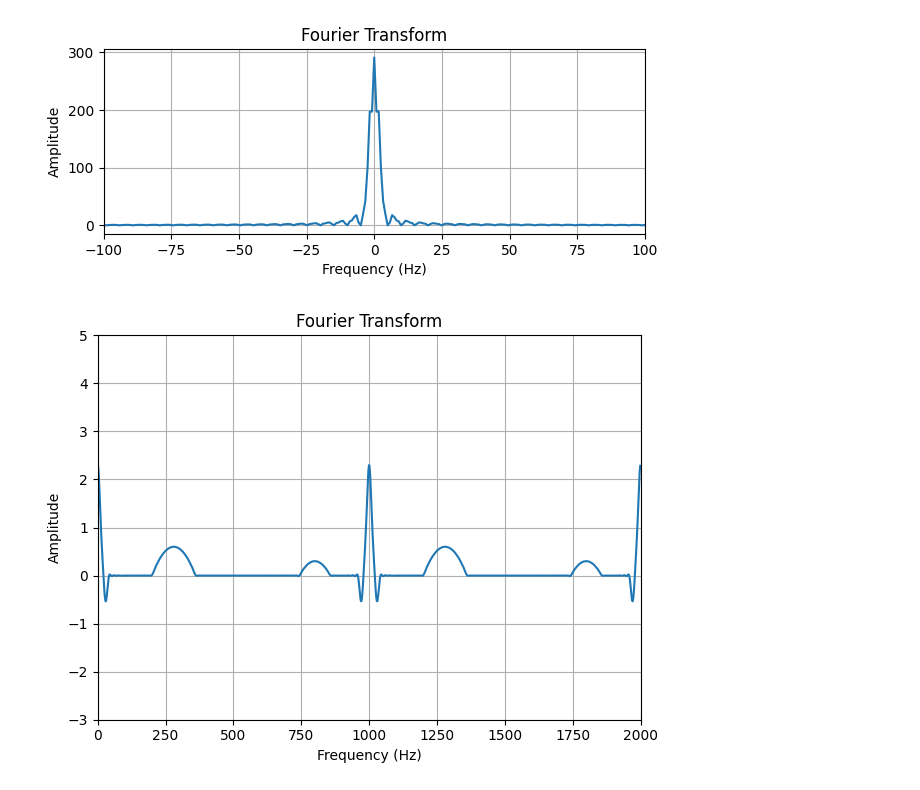
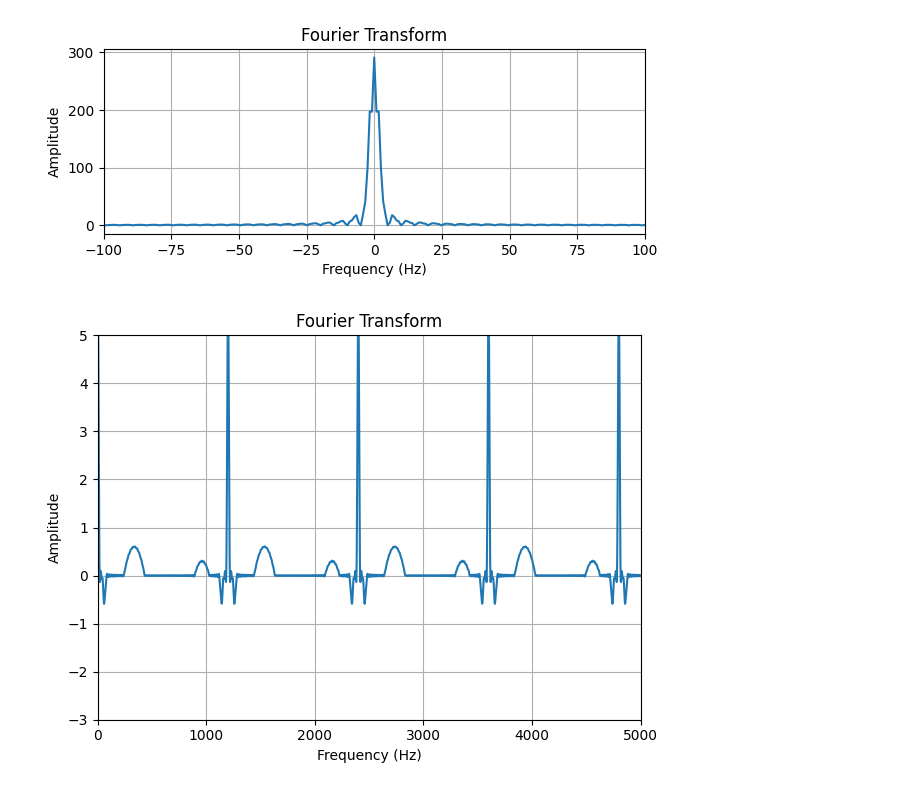
Before and after one commit to SalvatoreAguilera/ECG-SIM, a Jupyter notebook: ecg.ipynb, the cells around one changed output. Drawn from its saved outputs; the diff is of its cells as text; code cells hidden in the pictures.

```diff
--- a/ecg.ipynb
+++ b/ecg.ipynb
@@ -178,6 +178,8 @@ def s_wave(n, b, amp, period, p1, p2, c2):
     a_N = (1/500)*(R_an+R1_an)
     return a_N, R_a0
 # %%
+import random
+
 def T_wave(n, low, high, amp, c1):
     def a0(x):
         return -0.00009375 * ((x + c1)**2) + amp
@@ -203,38 +205,41 @@ def T_wave(n, low, high, amp, c1):
 
 
 def fourier():
+
     #R-WAVE
     n, b, amp, p1, p2 = 60, 2, 2.5, -20, 20
     R_an, R_a0 = r_wave(n,b,amp, p1,p2)
     #Q_an, Q_a0 = coefficients(n, b, amp, 20, 40, -60)
     S_an, S_a0 = s_wave(n, b, amp, abs(p1)+abs(p2), 20, 40, -60)
     T_an, T_a0, T_bn = T_wave(n, 200, 360, .6,-280)
     P_an, P_a0, P_bn = T_wave(n, -260, -143, .3, 200)
     #R_an +=  Q_an + S_an
     R_a0 +=  T_a0 + S_a0 + P_a0
 
-    x = np.arange(-2000, 2000, 1)
+    x = np.arange(0, 5000, 1)
+    y = np.zeros(len(x))
 
-    y = np.zeros(len(x))
+
     for j in range (len(x)):
         for i in range(1,n+1):
-            y[j] +=  (np.cos((np.pi*i*x[j])/500) * T_an[i-1]) + (np.sin((np.pi*i*x[j])/500) * T_bn[i-1])
-            y[j] +=  (np.cos((np.pi*i*x[j])/500) * R_an[i-1])
-            y[j] +=  (np.cos((np.pi*i*x[j])/500) * S_an[i-1])
-            y[j] +=  (np.cos((np.pi*i*x[j])/500) * P_an[i-1]) + (np.sin((np.pi*i*x[j])/500) * P_bn[i-1])
+            y[j] +=  (np.cos((np.pi*i*x[j])/600) * T_an[i-1]) + (np.sin((np.pi*i*x[j])/600) * T_bn[i-1])
+            y[j] +=  (np.cos((np.pi*i*x[j])/600) * R_an[i-1])
+            y[j] +=  (np.cos((np.pi*i*x[j])/600) * S_an[i-1])
+            y[j] +=  (np.cos((np.pi*i*x[j])/600) * P_an[i-1]) + (np.sin((np.pi*i*x[j])/600) * P_bn[i-1])
         y[j] += (R_a0/2)
+
     return x, y
 
 x, y = fourier()
 
 plt.plot(x, y)
 plt.title('Fourier Transform')
 plt.xlabel('Frequency (Hz)')
 plt.ylabel('Amplitude')
 plt.grid(True)
 plt.ylim(-3, 5)
-plt.xlim(0, 2000)
+plt.xlim(0, 5000)
 plt.tight_layout()
 plt.show()
 # %% [output]
-[figure, old version]
+[figure, new version]
```
Also changed, not shown: parts of 6 cells of this notebook, 3 other files.
